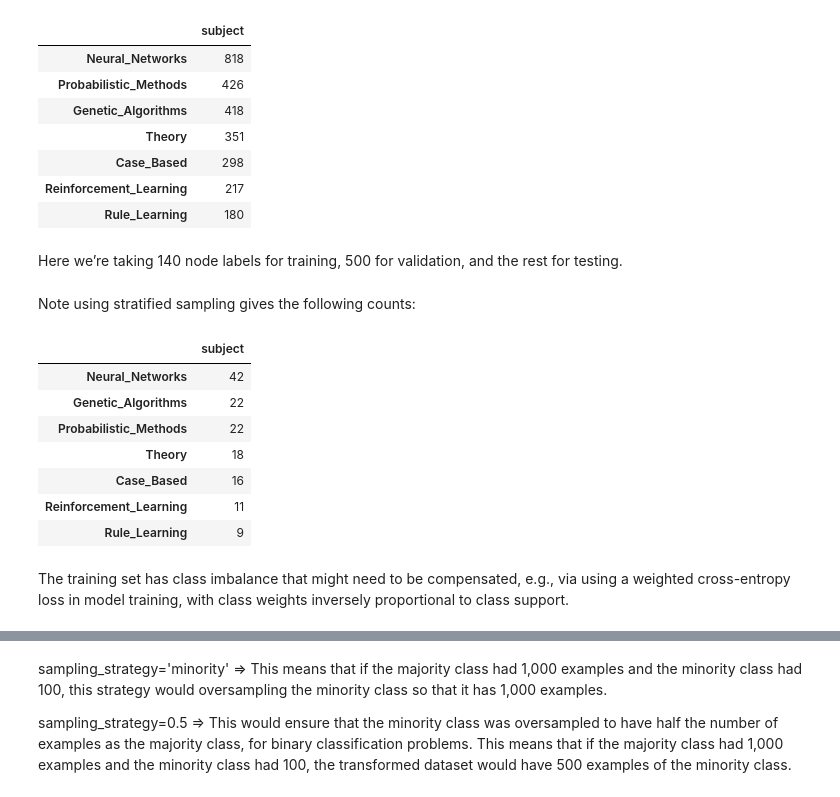
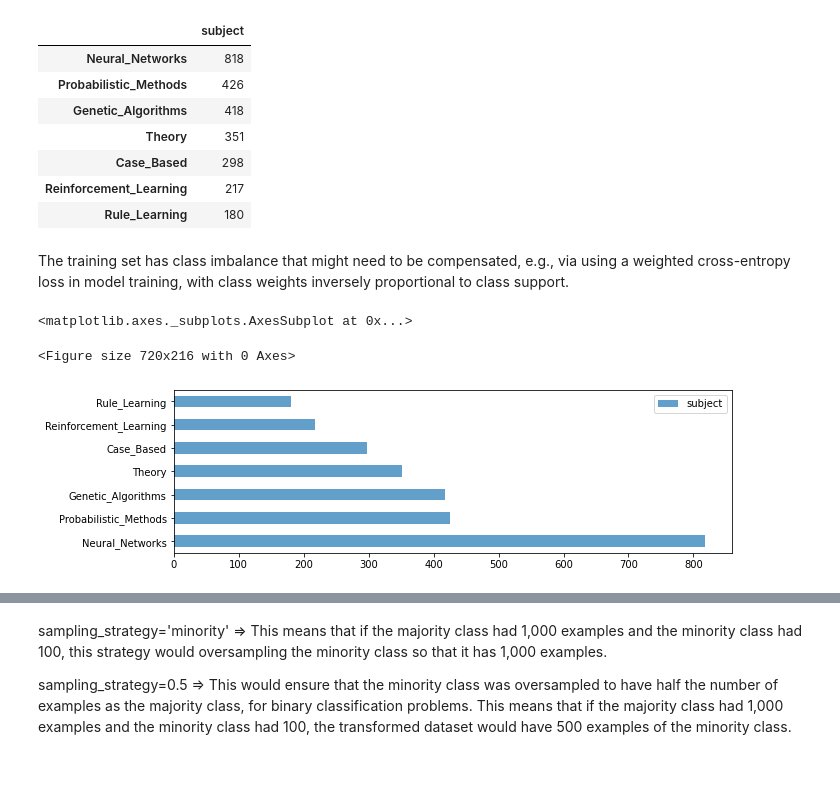
Before and after one commit to SeyfGoumeida/Supervised_Learning_Cora_Citeseed_PubMed, a Jupyter notebook: Projet_«_Apprentissage_supervisé_».ipynb, the cells around one changed output, grey strips where cells are left out. Cells and saved outputs as stored; diff of their text form; code cells hidden in the pictures; blank space fills up the shorter version.

```diff
--- a/Projet_«_Apprentissage_supervisé_».ipynb
+++ b/Projet_«_Apprentissage_supervisé_».ipynb
@@ -192,5 +193,3 @@ node_subjects.value_counts().to_frame()
 | Case_Based | 298 |
 | Reinforcement_Learning | 217 |
 | Rule_Learning | 180 |
-# %% [markdown]
-Here we’re taking 140 node labels for training, 500 for validation, and the rest for testing.
@@ -204,15 +196,13 @@ val_subjects, test_subjects = model_selection.train_test_split(
-# %% [markdown]
-Note using stratified sampling gives the following counts:
-# %%
-train_subjects.value_counts().to_frame()
-# %% [output]
-|  | subject |
-| Neural_Networks | 42 |
-| Genetic_Algorithms | 22 |
-| Probabilistic_Methods | 22 |
-| Theory | 18 |
-| Case_Based | 16 |
-| Reinforcement_Learning | 11 |
-| Rule_Learning | 9 |
 # %% [markdown]
 The training set has class imbalance that might need to be compensated, e.g., via using a weighted cross-entropy loss in model training, with class weights inversely proportional to class support.
+# %%
+import matplotlib.pyplot as plt
+from matplotlib.pyplot import figure
+plt.rcParams["figure.figsize"] = (10,3)
+a = node_subjects.value_counts().to_frame()
+plt.figure()
+a.plot(kind="barh",alpha=0.7)
+# %% [output]
+<matplotlib.axes._subplots.AxesSubplot at 0x...>
+<Figure size 720x216 with 0 Axes>
+[figure, added]
```
Also changed, not shown: parts of 131 cells of this notebook.
